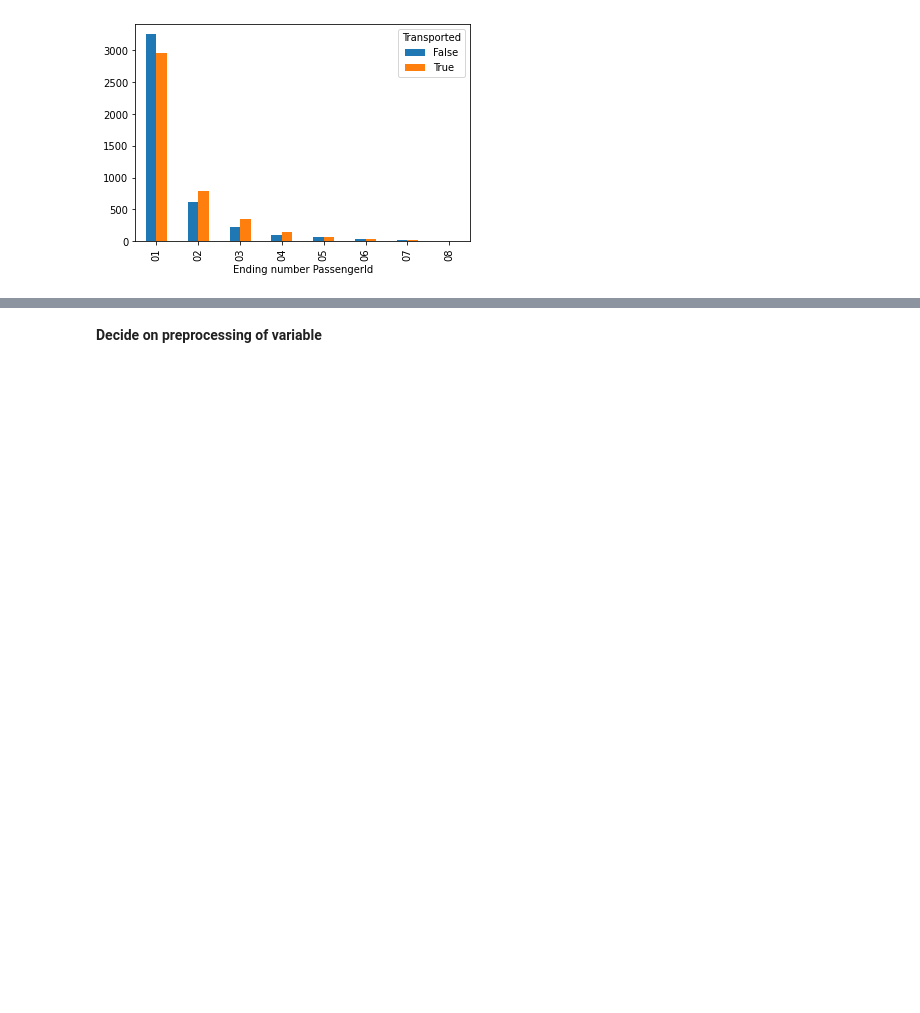
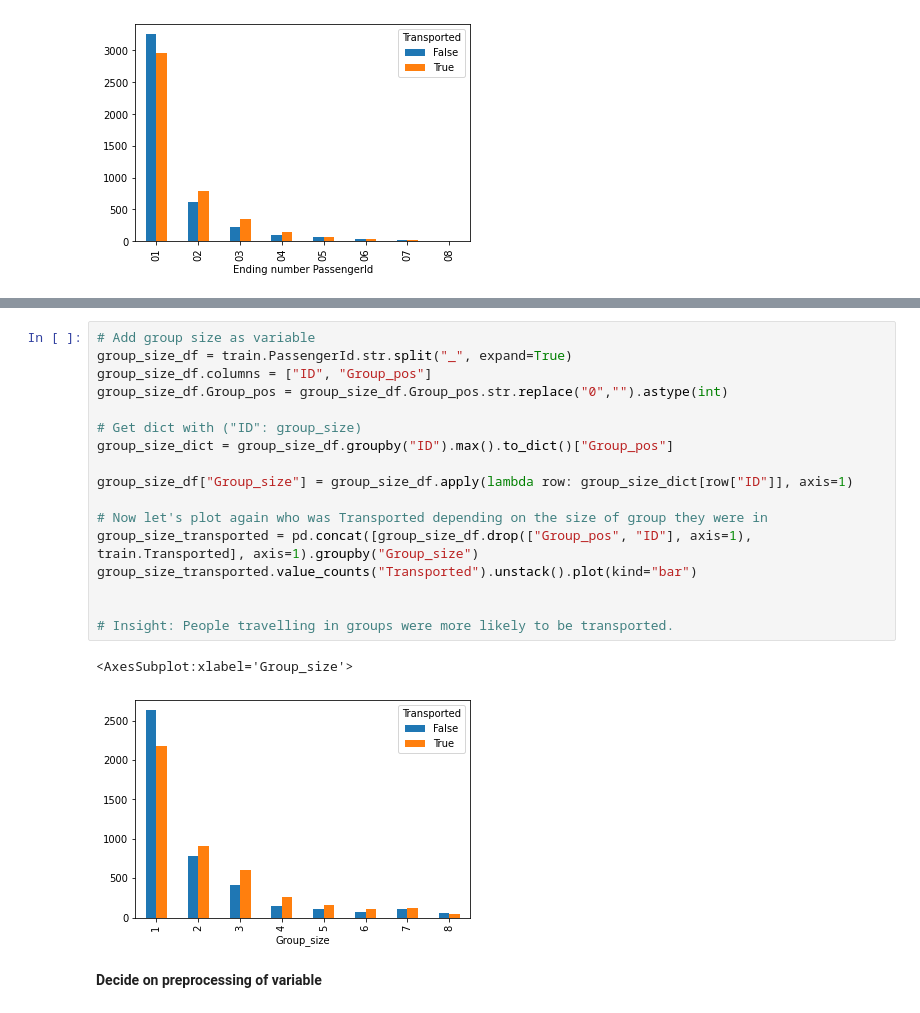
Before and after one commit to PatrickSVM/Spaceship-Titanic-Kaggle-Challenge, a Jupyter notebook: Spaceship_Titanic.ipynb, the cells around one changed output, grey strips where cells are left out. Cells and saved outputs as stored; diff of their text form; blank space fills up the shorter version.

```diff
--- a/Spaceship_Titanic.ipynb
+++ b/Spaceship_Titanic.ipynb
@@ -404,3 +404,23 @@ plt.show()
+# %%
+# Add group size as variable
+group_size_df = train.PassengerId.str.split("_", expand=True)
+group_size_df.columns = ["ID", "Group_pos"]
+group_size_df.Group_pos = group_size_df.Group_pos.str.replace("0","").astype(int)
+
+# Get dict with ("ID": group_size)
+group_size_dict = group_size_df.groupby("ID").max().to_dict()["Group_pos"]
+
+group_size_df["Group_size"] = group_size_df.apply(lambda row: group_size_dict[row["ID"]], axis=1)
+
+# Now let's plot again who was Transported depending on the size of group they were in
+group_size_transported = pd.concat([group_size_df.drop(["Group_pos", "ID"], axis=1), train.Transported], axis=1).groupby("Group_size")
+group_size_transported.value_counts("Transported").unstack().plot(kind="bar")
+
+
+# Insight: People travelling in groups were more likely to be transported.
+# %% [output]
+<AxesSubplot:xlabel='Group_size'>
+[figure, added]
 # %% [markdown]
 **Decide on preprocessing of variable**
 # %%
```
Also changed, not shown: parts of 4 cells of this notebook.
